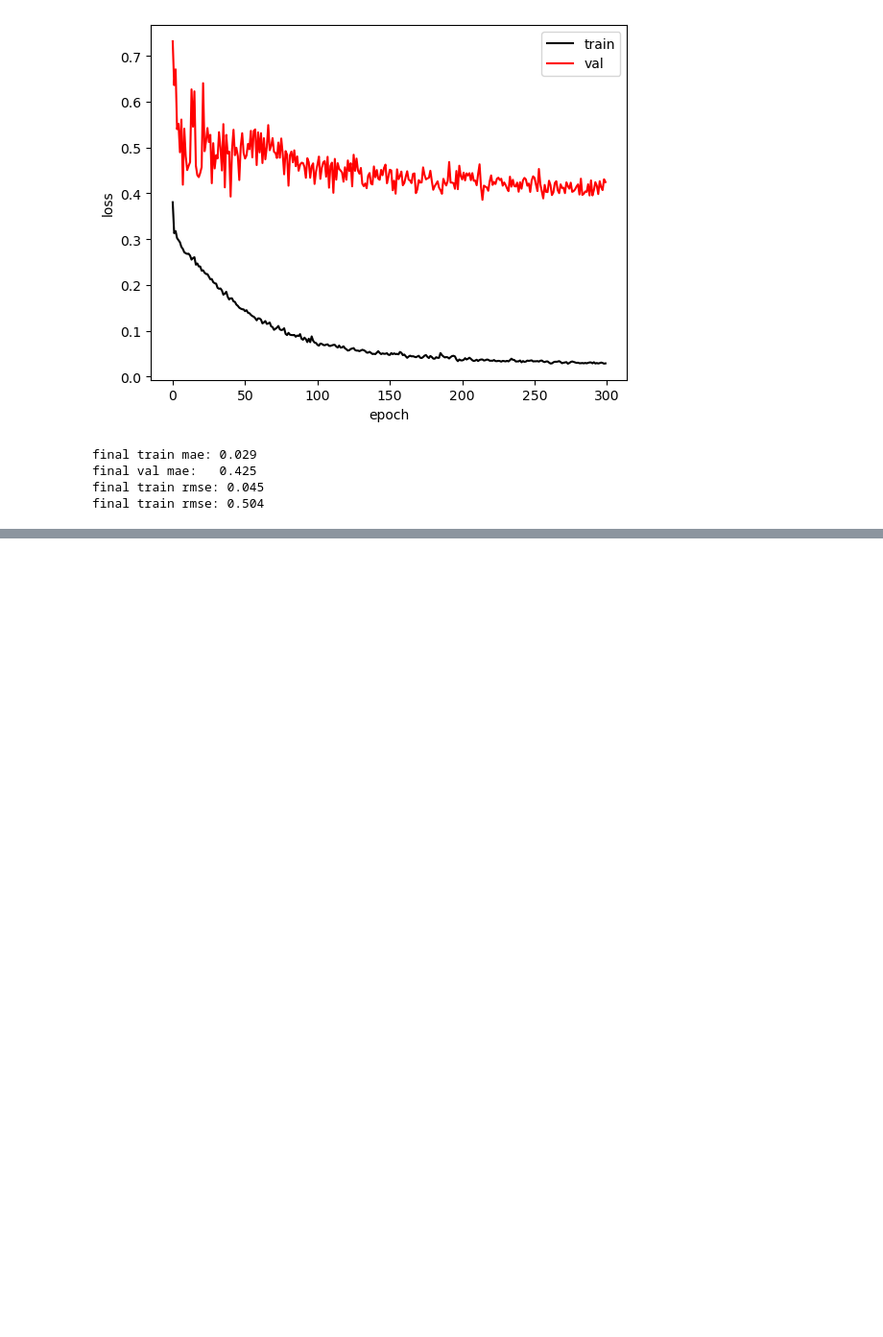
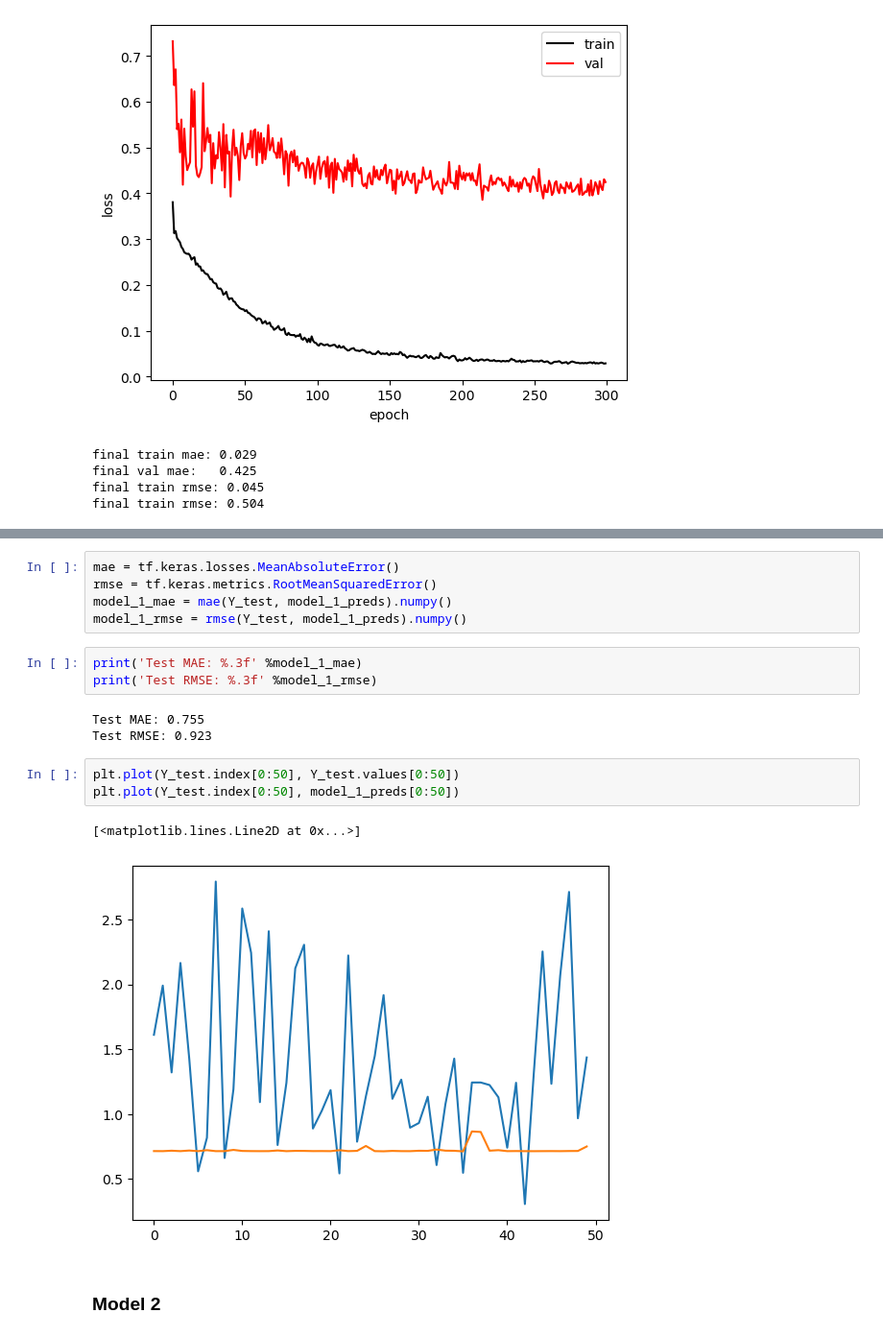
Before and after one commit to fayesimone/agriculture_emissions_prediction, a Jupyter notebook: Model_Building.ipynb, the cells around one changed output, grey strips where cells are left out. Shown at 96% size. Drawn from its saved outputs; the diff is of its cells as text; blank space fills up the shorter version.

```diff
--- a/Model_Building.ipynb
+++ b/Model_Building.ipynb
@@ -2745,0 +2474,19 @@ final train rmse: 0.504
+# %%
+mae = tf.keras.losses.MeanAbsoluteError()
+rmse = tf.keras.metrics.RootMeanSquaredError()
+model_1_mae = mae(Y_test, model_1_preds).numpy()
+model_1_rmse = rmse(Y_test, model_1_preds).numpy()
+# %%
+print('Test MAE: %.3f' %model_1_mae)
+print('Test RMSE: %.3f' %model_1_rmse)
+# %% [output]
+Test MAE: 0.755
+Test RMSE: 0.923
+# %%
+plt.plot(Y_test.index[0:50], Y_test.values[0:50])
+plt.plot(Y_test.index[0:50], model_1_preds[0:50])
+# %% [output]
+[<matplotlib.lines.Line2D at 0x...>]
+[figure, new version]
+# %% [markdown]
+### Model 2
```
Also changed, not shown: parts of 103 cells of this notebook.
